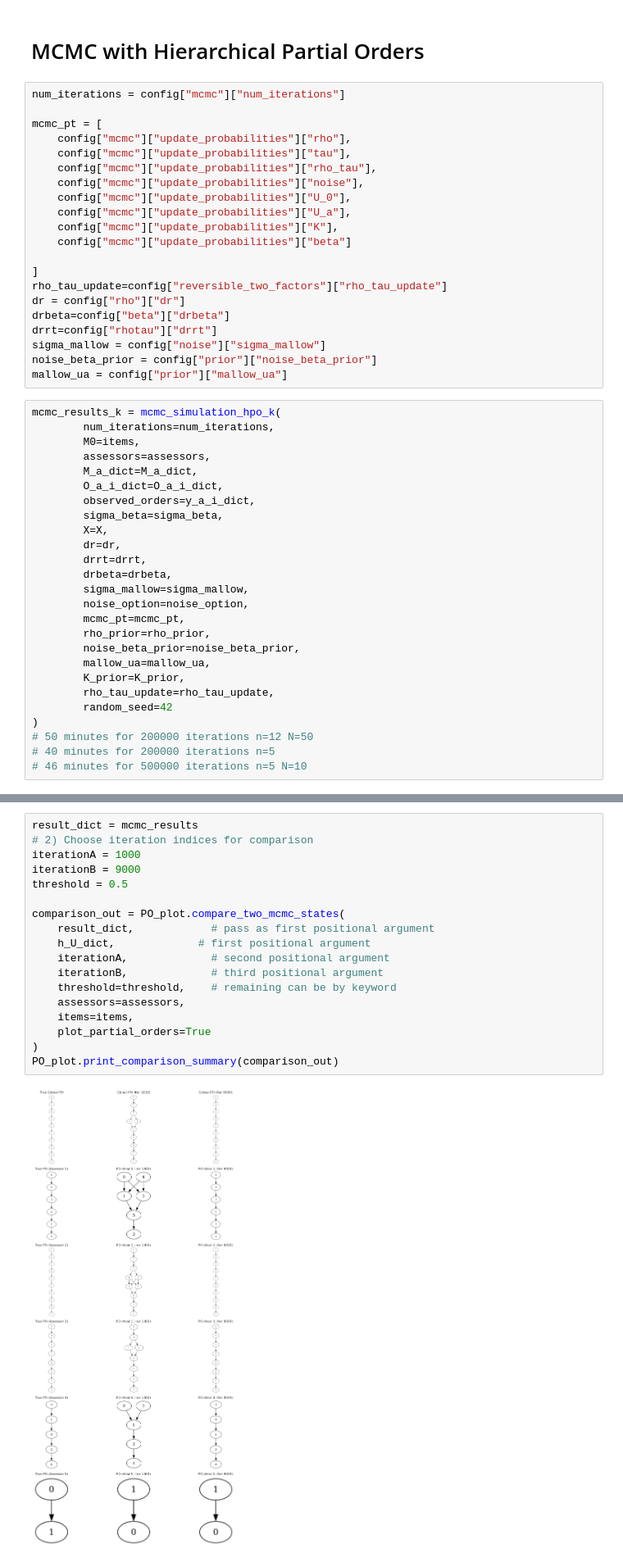
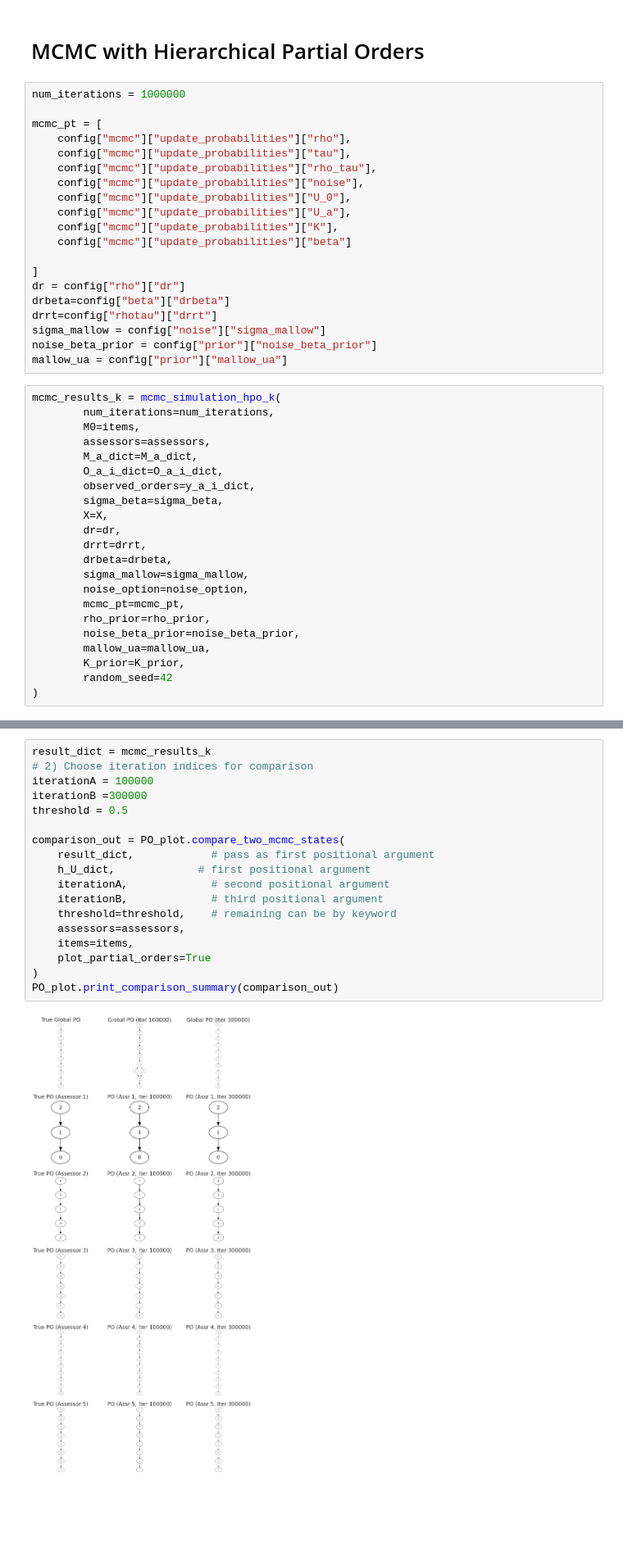
Before and after one commit to hollyli-dq/hpo_inference, a Jupyter notebook: notebooks/hpo_mcmc_simulation.ipynb, the cells around one changed output, grey strips where cells are left out. Shown at 82% size. Cells and saved outputs as stored; diff of their text form; blank space fills up the shorter version.

```diff
--- a/notebooks/hpo_mcmc_simulation.ipynb
+++ b/notebooks/hpo_mcmc_simulation.ipynb
@@ -264,7 +268,7 @@ Rankings saved to data/observed_rankings.csv
 # %% [markdown]
 # MCMC with Hierarchical Partial Orders
 # %%
-num_iterations = config["mcmc"]["num_iterations"]
+num_iterations = 1000000
 
 mcmc_pt = [
     config["mcmc"]["update_probabilities"]["rho"],
@@ -277,7 +281,6 @@ mcmc_pt = [
     config["mcmc"]["update_probabilities"]["beta"]
 
 ]
-rho_tau_update=config["reversible_two_factors"]["rho_tau_update"]
 dr = config["rho"]["dr"]
 drbeta=config["beta"]["drbeta"]
 drrt=config["rhotau"]["drrt"]
@@ -304,9 +307,5 @@ mcmc_results_k = mcmc_simulation_hpo_k(
         noise_beta_prior=noise_beta_prior,
         mallow_ua=mallow_ua,
         K_prior=K_prior,
-        rho_tau_update=rho_tau_update,
         random_seed=42
 )
-# 50 minutes for 200000 iterations n=12 N=50
-# 40 minutes for 200000 iterations n=5
-# 46 minutes for 500000 iterations n=5 N=10
@@ -430,21 +324,21 @@ Total number of samples in h_5: 40
 # %%
-result_dict = mcmc_results
+result_dict = mcmc_results_k
 # 2) Choose iteration indices for comparison
-iterationA = 1000
-iterationB = 9000
+iterationA = 100000
+iterationB =300000
 threshold = 0.5
 
 comparison_out = PO_plot.compare_two_mcmc_states(
     result_dict,            # pass as first positional argument
     h_U_dict,             # first positional argument
     iterationA,             # second positional argument
     iterationB,             # third positional argument
     threshold=threshold,    # remaining can be by keyword
     assessors=assessors,
     items=items,
     plot_partial_orders=True
 )
 PO_plot.print_comparison_summary(comparison_out)
 # %% [output]
-[figure, old version]
+[figure, new version]
 ========== Comparison Output Summary ==========
```
Also changed, not shown: parts of 28 cells of this notebook, 45 other files.
